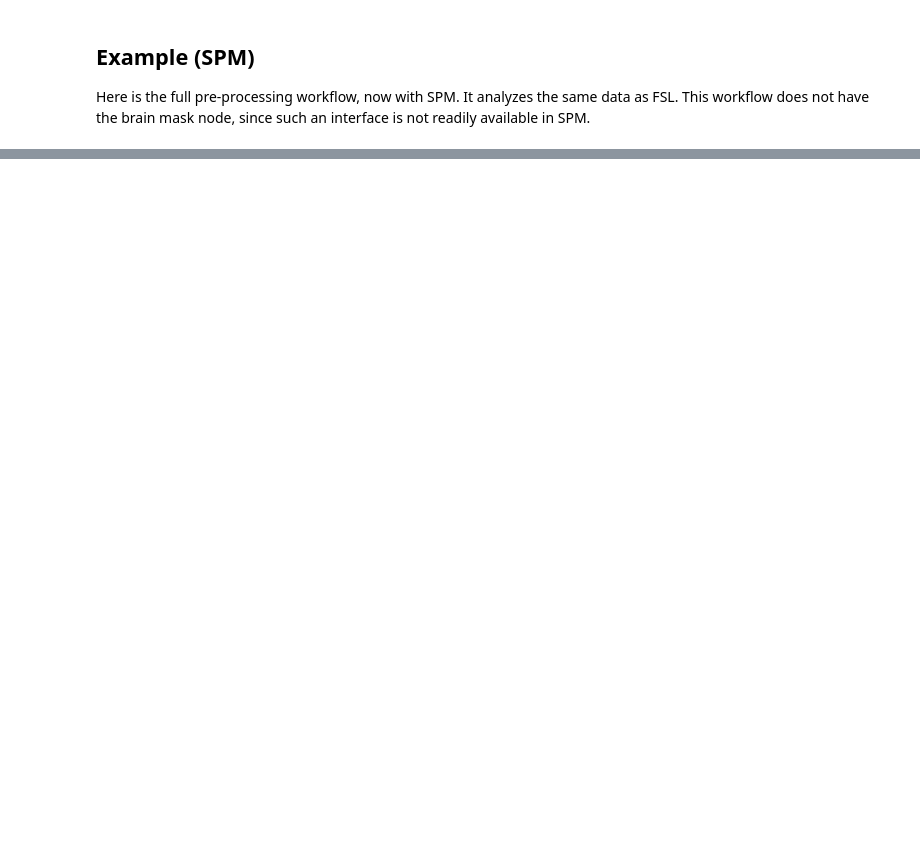
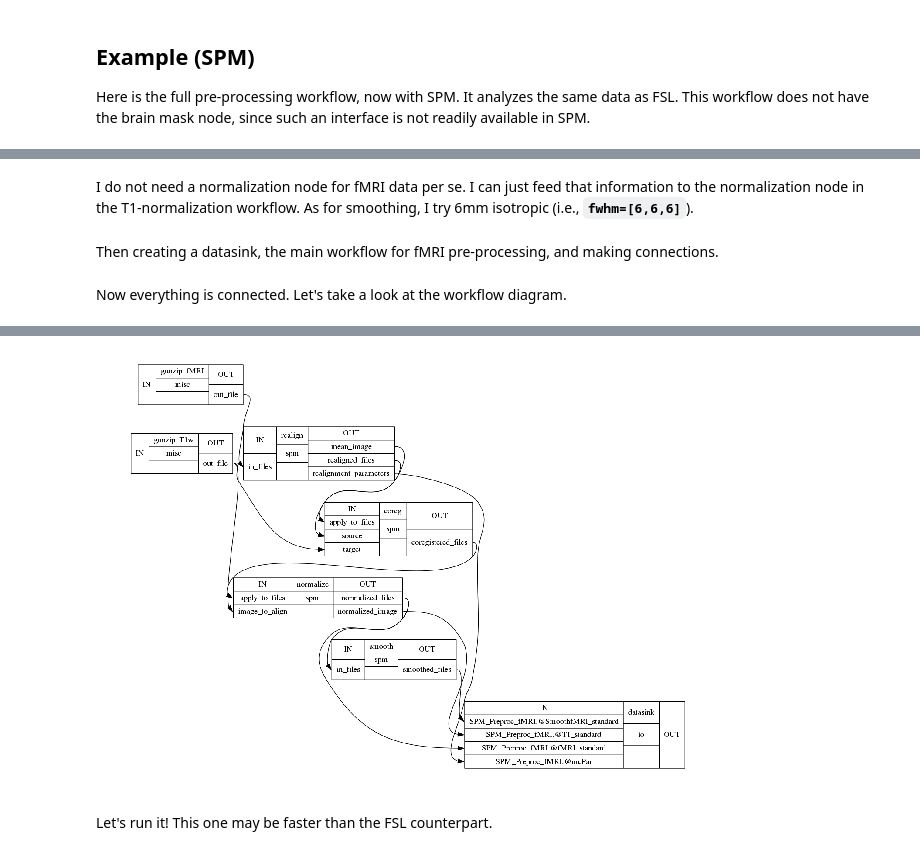
Before and after one commit to sathayas/JupyterfMRIFall2018, a Jupyter notebook: fMRI_Preproc.ipynb, the cells around one changed output, grey strips where cells are left out. Cells and saved outputs as stored; diff of their text form; code cells hidden in the pictures; blank space fills up the shorter version.

Commit message:
Both FSL and SPM full preproc scripts are now included

```diff
--- a/fMRI_Preproc.ipynb
+++ b/fMRI_Preproc.ipynb
@@ -847,0 +884,7 @@ Here is the full pre-processing workflow, now with SPM. It analyzes the same dat
+# %%
+# template (it has to be tissue probability maps)
+#fTPM = '/Users/sh45474/SoftwareTools/spm12/tpm/TPM.nii'
+fTPM = '/usr/local/spm12/tpm/TPM.nii'
+
+# Output directory
+outDir = os.path.join(dataDir, 'WorkflowOutput')
@@ -847,0 +925,2 @@ Here is the full pre-processing workflow, now with SPM. It analyzes the same dat
+# %% [markdown]
+I do not need a normalization node for fMRI data per se. I can just feed that information to the normalization node in the T1-normalization workflow. As for smoothing, I try 6mm isotropic (i.e., **`fwhm=[6,6,6]`**).
@@ -847,0 +931,40 @@ Here is the full pre-processing workflow, now with SPM. It analyzes the same dat
+# %% [markdown]
+Then creating a datasink, the main workflow for fMRI pre-processing, and making connections.
+# %%
+# DataSink to collect outputs
+datasink = Node(DataSink(base_directory=outDir),
+                name='datasink')
+
+# creating a workflow
+preprocfMRI = Workflow(name="PreprocfMRI_SPM", base_dir=outDir)
+
+# connecting the nodes to the main workflow
+preprocfMRI.connect([(gunzip_fMRI, realign, [('out_file', 'in_files')])])
+preprocfMRI.connect([(gunzip_T1w, coreg, [('out_file', 'target')])])
+preprocfMRI.connect([(realign, coreg, [('mean_image', 'source')])])
+preprocfMRI.connect([(realign, coreg, [('realigned_files', 'apply_to_files')])])
+preprocfMRI.connect([(gunzip_T1w, normalize, [('out_file', 'image_to_align')])])
+preprocfMRI.connect([(coreg, normalize, [('coregistered_files', 'apply_to_files')])])
+preprocfMRI.connect([(normalize, smooth, [('normalized_files', 'in_files')])])
+# connections to the datasink
+preprocfMRI.connect([(realign, datasink, [('realignment_parameters',
+                                           'SPM_Preproc_fMRI.@mcPar')])])
+preprocfMRI.connect([(normalize, datasink, [('normalized_image',
+                                             'SPM_Preproc_fMRI.@T1_standard')])])
+preprocfMRI.connect([(normalize, datasink, [('normalized_files',
+                                             'SPM_Preproc_fMRI.@fMRI_standard')])])
+preprocfMRI.connect([(smooth, datasink, [('smoothed_files',
+                                          'SPM_Preproc_fMRI.@SmoothfMRI_standard')])])
+# %% [markdown]
+Now everything is connected. Let's take a look at the workflow diagram.
+# %%
+# writing out graphs
+preprocfMRI.write_graph(graph2use='orig', dotfilename='graph_orig.dot')
+
+# showing the graph
+plt.figure(figsize=[10,10])
+img=mpimg.imread(os.path.join(outDir,"PreprocfMRI_SPM","graph_orig_detailed.png"))
+imgplot = plt.imshow(img)
+plt.axis('off')
+plt.show()
+# %% [output]
@@ -847,0 +973,3 @@ Here is the full pre-processing workflow, now with SPM. It analyzes the same dat
+[figure, added]
+# %% [markdown]
+Let's run it! This one may be faster than the FSL counterpart.
```
Also changed, not shown: parts of 12 cells of this notebook.
